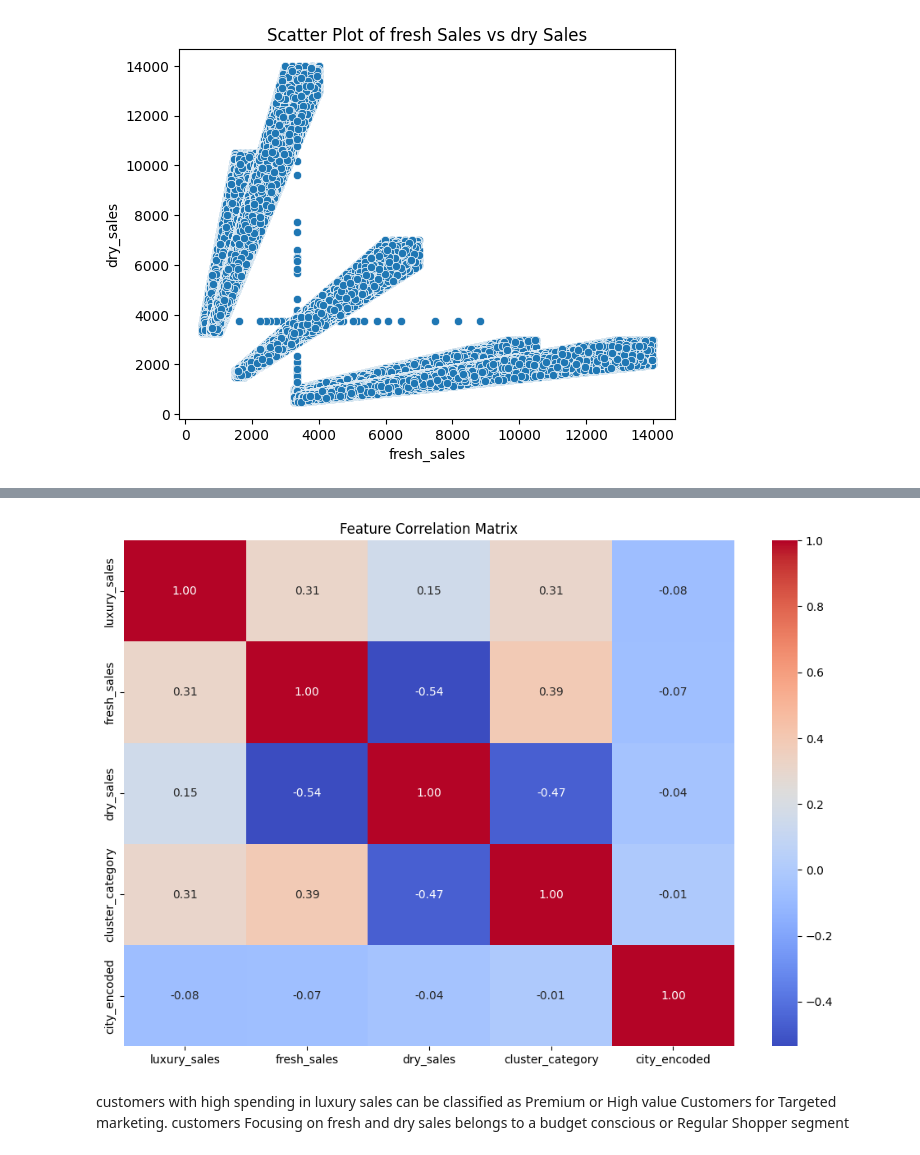
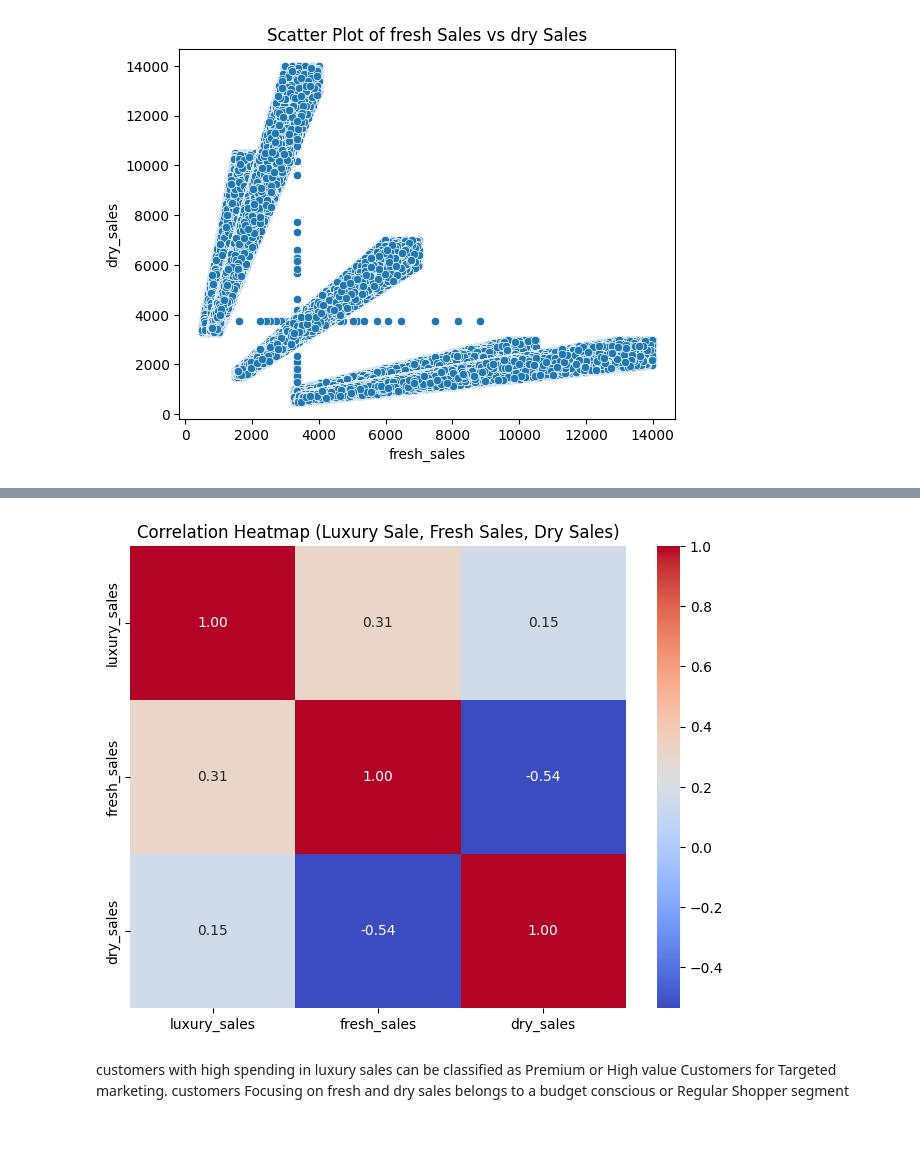
Before and after one commit to Visionary-DataWorks/DSPL-Project, a Jupyter notebook: DSPL_Code_train.ipynb, the cells around one changed output, grey strips where cells are left out. Drawn from its saved outputs; the diff is of its cells as text; code cells hidden in the pictures.

```diff
--- a/DSPL_Code_train.ipynb
+++ b/DSPL_Code_train.ipynb
@@ -691,10 +705,10 @@ plt.show()
 # %%
 # Correlation heatmap (Only numeric columns)
-plt.figure(figsize=(12, 8))
-sns.heatmap(df_train.select_dtypes(include=['number']).corr(), annot=True, cmap="coolwarm", fmt=".2f")
-plt.title("Feature Correlation Matrix")
+plt.figure(figsize=(8, 6))
+sns.heatmap(df_train[['luxury_sales', 'fresh_sales', 'dry_sales']].corr(), annot=True, cmap="coolwarm", fmt=".2f")
+plt.title("Correlation Heatmap (Luxury Sale, Fresh Sales, Dry Sales)")
 plt.show()
 # %% [output]
-[figure, old version]
+[figure, new version]
 # %% [markdown]
 customers with high spending in luxury sales can be classified as Premium or High value Customers for Targeted marketing. customers Focusing on fresh and dry sales belongs to a budget conscious or Regular Shopper segment
```
Also changed, not shown: parts of 5 cells of this notebook.
